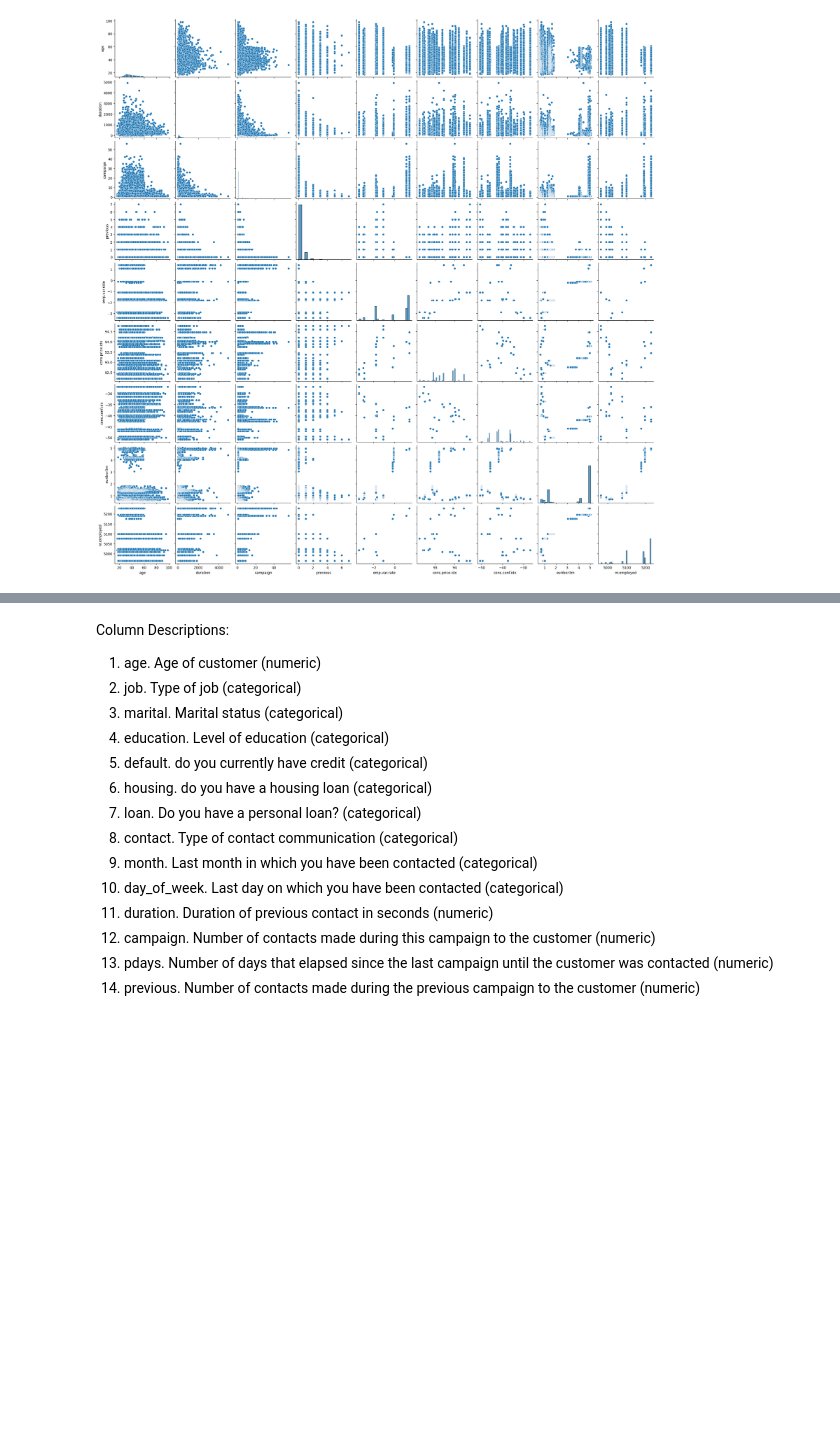
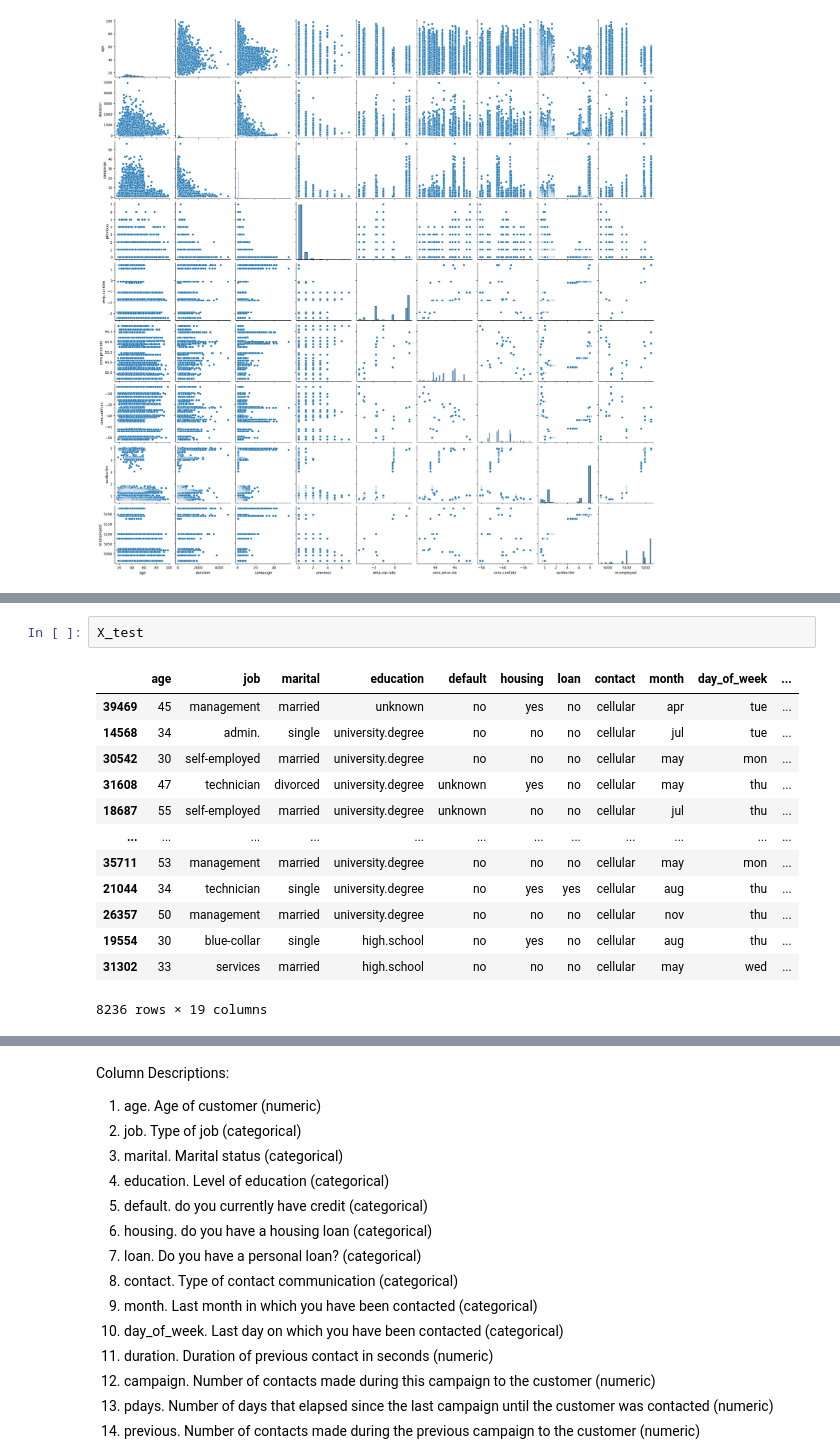
Before and after one commit to 4GeeksAcademy/Kransky_85_logistic_regression_project_template, a Jupyter notebook: src/explore.ipynb, the cells around one changed output, grey strips where cells are left out. Saved outputs shown, nothing was run; the diff lists cells and outputs as text; blank space fills up the shorter version.

```diff
--- a/src/explore.ipynb
+++ b/src/explore.ipynb
@@ -511,0 +395,16 @@ ValueError: could not convert string to float: 'blue-collar'
+# %%
+X_test
+# %% [output]
+|  | age | job | marital | education | default | housing | loan | contact | month | day_of_week | ... |
+| 39469 | 45 | management | married | unknown | no | yes | no | cellular | apr | tue | ... |
+| 14568 | 34 | admin. | single | university.degree | no | no | no | cellular | jul | tue | ... |
+| 30542 | 30 | self-employed | married | university.degree | no | no | no | cellular | may | mon | ... |
+| 31608 | 47 | technician | divorced | university.degree | unknown | yes | no | cellular | may | thu | ... |
+| 18687 | 55 | self-employed | married | university.degree | unknown | no | no | cellular | jul | thu | ... |
+| ... | ... | ... | ... | ... | ... | ... | ... | ... | ... | ... | ... |
+| 35711 | 53 | management | married | university.degree | no | no | no | cellular | may | mon | ... |
+| 21044 | 34 | technician | single | university.degree | no | yes | yes | cellular | aug | thu | ... |
+| 26357 | 50 | management | married | university.degree | no | no | no | cellular | nov | thu | ... |
+| 19554 | 30 | blue-collar | single | high.school | no | yes | no | cellular | aug | thu | ... |
+| 31302 | 33 | services | married | high.school | no | no | no | cellular | may | wed | ... |
+8236 rows × 19 columns
```
Also changed, not shown: parts of 37 cells of this notebook, 2 other files.
